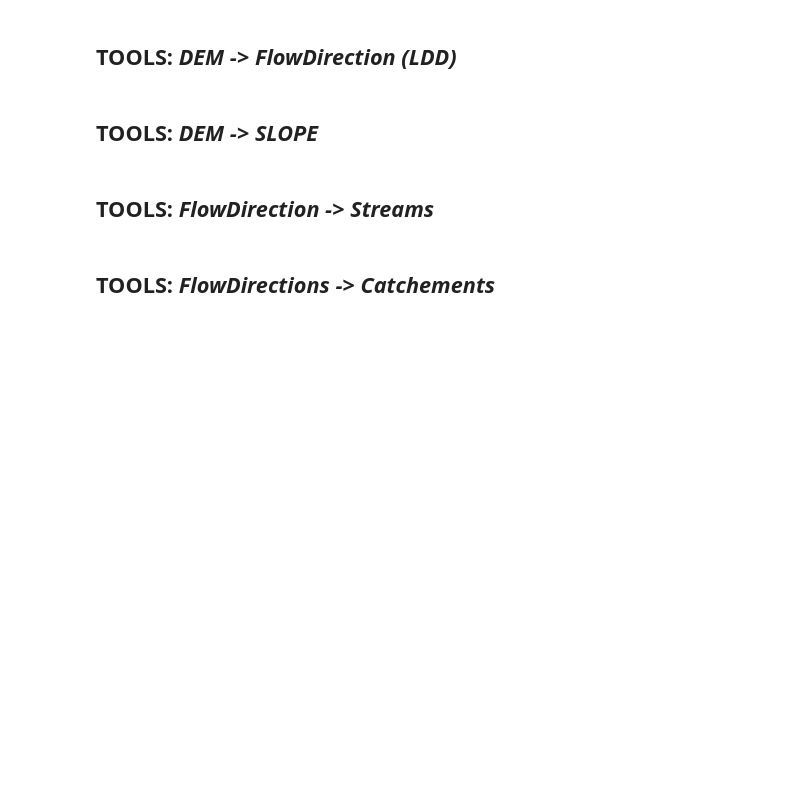
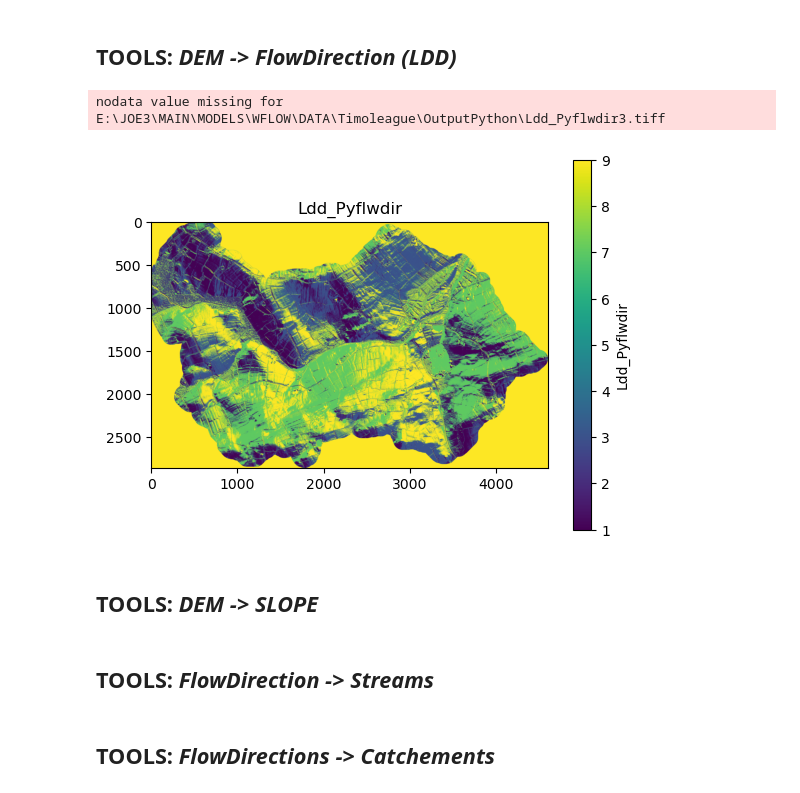
Before and after one commit to AquaPore/WflowRasterPython.py, a Jupyter notebook: Jupyter/Python_Pyflwdir_Wflow.ipynb, the cells around one changed output. Cells and saved outputs as stored; diff of their text form; code cells hidden in the pictures; blank space fills up the shorter version.

```diff
--- a/Jupyter/Python_Pyflwdir_Wflow.ipynb
+++ b/Jupyter/Python_Pyflwdir_Wflow.ipynb
@@ -19,3 +63,47 @@ def DEM_2_LDD_HYDROMT(Path_Input, Path_Output, Max_Depth=-1.0, Outlets="edge"):
+# %%
+"""Note: This quick solution does require loading the entire flow direction map into memory (Flwdir_D8.load()) which can be a problem for large maps. The implementation inside hydromt_wflow works differently and makes use of options in xarray to perform computations in a chucked way (so loading only chuncks of the maps into memory to perform calculations instead of the whole map)
+
+xarray.apply_ufunc
+https://docs.xarray.dev/en/latest/generated/xarray.apply_ufunc.html
+
+"""
+
+import hydromt
+import pyflwdir
+import xarray
+
+def DEM_2_LDD_HYDROMT(Path_Input, Path_Output, River, Max_Depth=-1.0, Outlets="edge" ):
+
+	# Read elevation data using hydromt which will transform the data into xarray
+
+	Dem = hydromt.io.open_raster(Path_Input)
+
+	Flwdir_D8= hydromt.flw.d8_from_dem(da_elv=Dem ,max_depth=Max_Depth, gdf_riv=River, outlets=Outlets, idxs_pit=None, riv_burn_method='fixed',riv_depth=0.5)
+
+	Flwdir_Ldd_Pyflwdir = xarray.apply_ufunc(pyflwdir.core_conversion.d8_to_ldd, Flwdir_D8.load())
+
+	Flwdir_Ldd_Pyflwdir.raster.to_raster(Path_Output)
+
+	return Flwdir_Ldd_Pyflwdir
+# %%
+import os as os
+Path_Input_Dem = os.path.join(Input_Static_Root, Dem_Name_Tif)
+Path_Output_Ldd	= os.path.join(Root_Output, "Ldd_Pyflwdir3.tiff")
+
+Ldd_Pyflwdir = DEM_2_LDD_HYDROMT(Path_Input_Dem, Path_Output_Ldd, River_GeoDataFrame, Max_Depth=-1.0, Outlets="edge")
+# %% [output]
+nodata value missing for E:\JOE3\MAIN\MODELS\WFLOW\DATA\Timoleague\OutputPython\Ldd_Pyflwdir3.tiff
+# %%
+
+from matplotlib import pyplot
+import matplotlib.cm as cm
+from rasterio.plot import show
+pyplot.imshow(Ldd_Pyflwdir, cmap='viridis', vmin=1, vmax=9)
+pyplot.title('Ldd_Pyflwdir')
+pyplot.colorbar(label='Ldd_Pyflwdir')
+pyplot.show()
+# %% [output]
+[figure, added]
 # %%
 import rasterio
 import numpy as np
```
Also changed, not shown: parts of 13 cells of this notebook, 1 other file.
